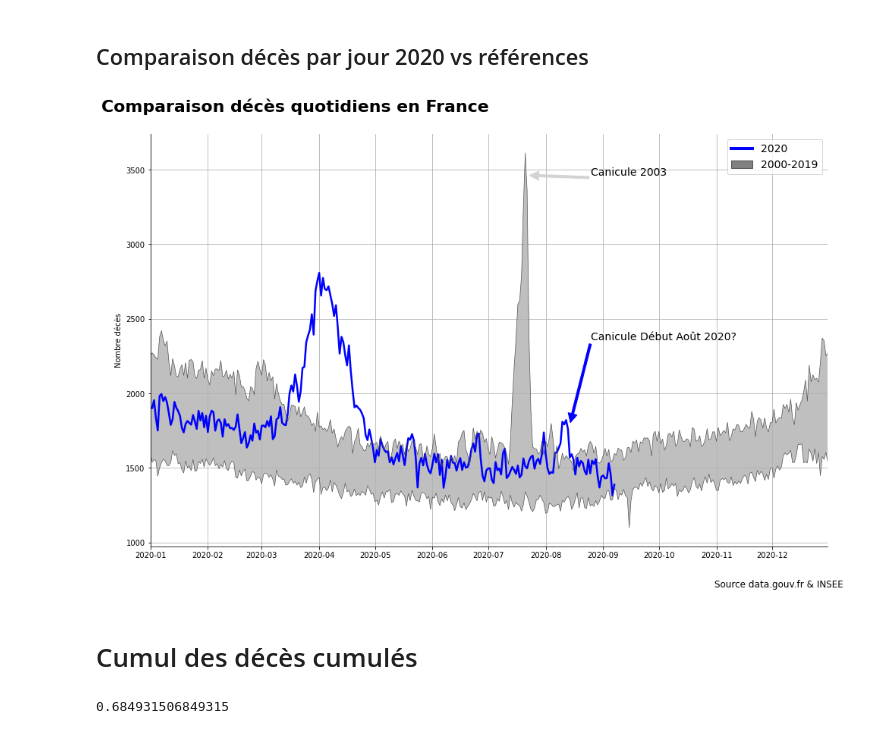
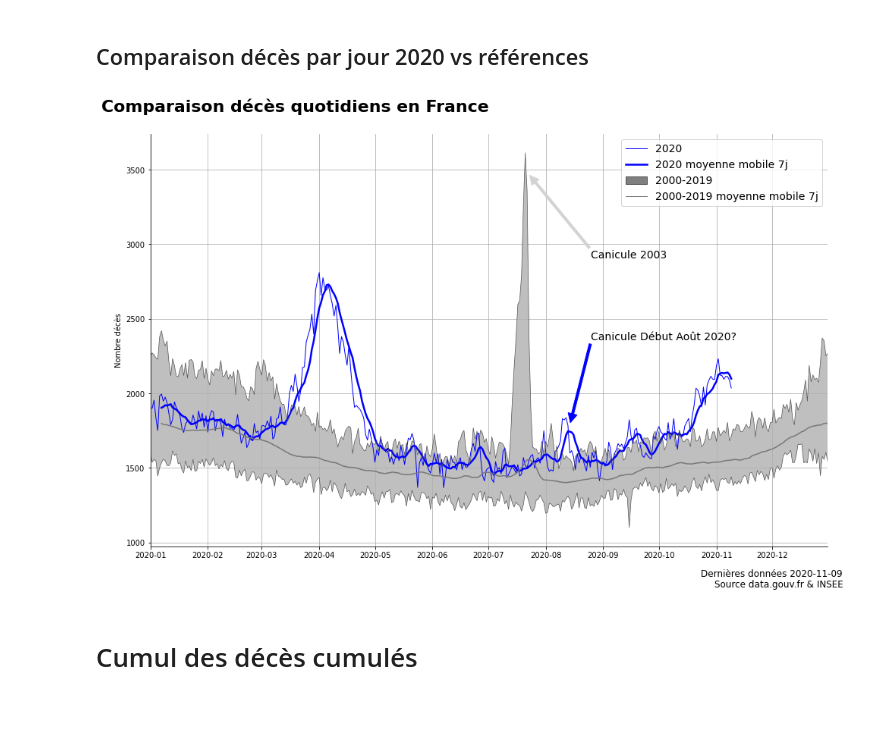
Before and after one commit to makiwara-fr/covid19-analyse, a Jupyter notebook: fr_deaths.ipynb, the cells around one changed output. Saved outputs shown, nothing was run; the diff lists cells and outputs as text; code cells hidden in the pictures.

```diff
--- a/fr_deaths.ipynb
+++ b/fr_deaths.ipynb
@@ -12,8 +14,8 @@ from datetime import date
 # %%
 # Data from insee
 # https://insee.fr/fr/statistiques/4487988?sommaire=4487854
-insee_file = "2020-09-18_deces_quotidiens_departement_csv.csv"
-df_insee = pd.read_csv("./Data_FR_Deaths/" + insee_file, delimiter=";", index_col="Date_evenement")
+insee_file = "2020-11-20_deces_quotidiens_departement_csv.csv"
+df_insee = pd.read_csv("./Data_FR_Deaths/" + insee_file, delimiter=";", index_col="Date_evenement", encoding='iso-8859-1')
 df_insee
 # %% [output]
 |  | Zone | Communes_a_envoi_dematerialise_De... | Total_deces_2020 | Communes_a_envoi_dematerialise_De... | Total_deces_2019 | ... |
@@ -43,7 +45,7 @@ df_insee['Date_evenement'].replace(to_replace ='-août', value = '/08/2020', reg
 df_insee['Date_evenement'].replace(to_replace ='-sept', value = '/09/2020', regex = True, inplace=True)
 df_insee['Date_evenement'].replace(to_replace ='-oct', value = '/10/2020', regex = True, inplace=True)
 df_insee['Date_evenement'].replace(to_replace ='-nov', value = '/11/2020', regex = True, inplace=True)
-df_insee['Date_evenement'].replace(to_replace ='-dec', value = '/12/2020', regex = True, inplace=True)
+df_insee['Date_evenement'].replace(to_replace ='-déc', value = '/12/2020', regex = True, inplace=True)
 df_insee.set_index('Date_evenement', inplace=True)
 # %% [markdown]
 ### Vérification de l'intégrité des sommes
@@ -194,9 +201,9 @@ df_histo_csv.sort_values(by="date_deces").tail()
 # %% [markdown]
 ### Date for 2020 and references
 # %%
-import datetime
-base = datetime.datetime.fromisoformat("2020-01-01")
-date_list = [base + datetime.timedelta(days=x) for x in range(366)]
+#import datetime
+base = datetime.fromisoformat("2020-01-01")
+date_list = [base + timedelta(days=x) for x in range(366)]
 # %%
 df_histo = pd.DataFrame(date_list)
 df_histo.columns = ['date_ref']
@@ -236,3 +243,5 @@ df_histo
 | 2020-12-30 | 1905 | 1935 | 2137 | 2251 | 1799 | 1969 | 1686 | 1742 | 1686 | 1785 | ... | ... |
 | 2020-12-31 | 1901 | 1880 | 2160 | 2271 | 1731 | 1920 | 1750 | 1868 | 1716 | 1691 | ... | ... |
 366 rows × 22 columns
+# %%
+df_histo_moyenne = df_histo.mean(axis=1)
@@ -271,8 +296,9 @@ from matplotlib.lines import Line2D
 fig, ax = plt.subplots(figsize=(16,10))
 
 # courbe 2020
-
-ax.plot(df_wp, label='2020', linewidth=2.5, color='blue')
+ax.plot(df_wp, label='2020', linewidth=1, color='blue')
+# moyenne mobile
+ax.plot(df_wp.rolling(7).mean(), label='2020 Moyenne mobile 7', linewidth=2.5, color='blue' )
 
 
 # defining area of reference
@@ -280,42 +306,49 @@ ax.plot(df_wp, label='2020', linewidth=2.5, color='blue')
 
 # Boundaries
 ax.plot(df_histo[['min','max']], label='2000-2019', color="#525252",linewidth=0.7 )
+# moyenne
+ax.plot(df_histo_moyenne.rolling(7).mean(), label="Moyenne 2020*2019", color="#78787a", linewidth=1.5)
+
 # fill
 ax.fill_between(date_list, df_histo['min'], df_histo['max'], facecolor='grey', alpha=0.5)
 
 
 # layout
 ax.set_title("Comparaison décès quotidiens en France", fontsize=22, pad=30, fontweight = 'bold',horizontalalignment='right')
 #ax.set_xlabel("date du jour")
 ax.set_ylabel("Nombre décès")
 ax.grid(True)
 ax.spines['top'].set_visible(False)
 ax.spines['right'].set_visible(False)
 ax.margins(0.05)
 ax.set_xlim([pd.to_datetime('2020-01-01'),pd.to_datetime('2020-12-31')])
 
 # define legend
 # #############
-legend_elements = [Line2D([0], [0], color='blue', lw=4, label='2020'),
+legend_elements = [Line2D([0], [0], color='blue', lw=1, label='2020'),
+                   Line2D([0], [0], color='blue', lw=2.5, label='2020 moyenne mobile 7j'),
                    Patch(facecolor='grey', edgecolor='#525252',
-                         label='2000-2019')]
+                         label='2000-2019'),
+                   Line2D([0], [0], color='#78787a', lw=1, label='2000-2019 moyenne mobile 7j'),
+                  ]
 ax.legend(handles=legend_elements, fontsize=14)
 
 fig.text(0.77, 0.05, "Source data.gouv.fr & INSEE", fontsize=12)
+fig.text(0.755, 0.07, f"Dernières données {derniere_photo}", fontsize=12)
 
 
 # Commentaires
-ax.annotate("Canicule 2003", xy=(0.56, 0.9), xytext=(0.65, 0.9), xycoords = "axes fraction",
+ax.annotate("Canicule 2003", xy=(0.56, 0.9), xytext=(0.65, 0.7), xycoords = "axes fraction",
             arrowprops={"width":3,"edgecolor":"lightgrey", "facecolor":"lightgrey"}, fontsize=14, )
 
 
 ax.annotate("Canicule Début Août 2020?", xy=(0.62, 0.3), xytext=(0.65, 0.5), xycoords = "axes fraction",
             arrowprops={"width":3, "edgecolor":"blue", "facecolor":"blue"}, fontsize=14)
 
 #arrowprops=dict(arrowstyle="->", width=4)
 fig.savefig("deces_fr-"+ str(date.today()) +".png")
 # %% [output]
-[figure, old version]
+[figure, new version]
 # %% [markdown]
 # Cumul des décès cumulés
 # %%
@@ -324,9 +357,9 @@ fig.savefig("deces_fr-"+ str(date.today()) +".png")
 data_cum_2020 = df_wp.cumsum()
 data_cum_2000_2019 = df_histo.mean(axis=1).cumsum()
 
-augmentation_cum = data_cum_2020.max().values[0] / data_cum_2000_2019[data_cum_2020.idxmax()].values[0] - 1
+derniere_augmentation_cum = data_cum_2020.max().values[0] / data_cum_2000_2019[data_cum_2020.idxmax()].values[0] - 1
 
-share_of_year = (data_cum_2020.idxmax() - pd.to_datetime("2020-01-01")).dt.days.values[0]/365
-share_of_year
+augmentation_cum = data_cum_2020.join(pd.DataFrame(data_cum_2000_2019))
+augmentation_cum.fillna(0)
+augmentation_cum.columns = ['2020', 'ref']
+augmentation_cum['evol'] = augmentation_cum['2020'] - augmentation_cum['ref']
-# %% [output]
-0.684931506849315
```
Also changed, not shown: parts of 19 cells of this notebook, 1 other file.
